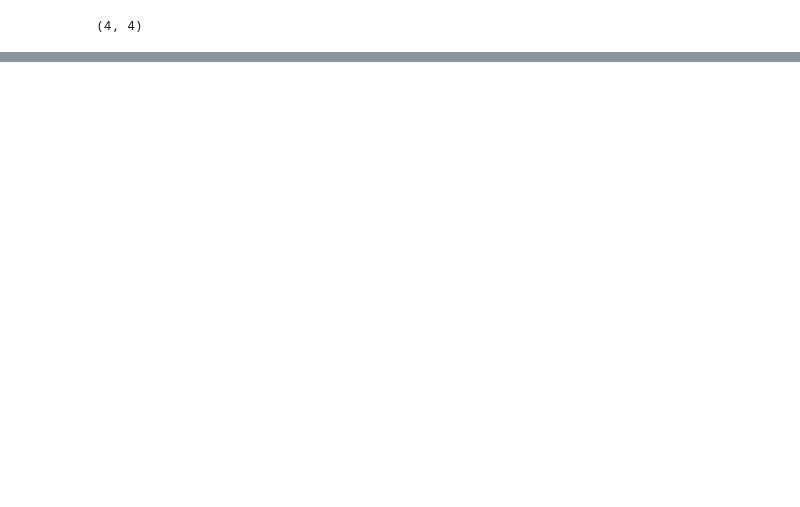
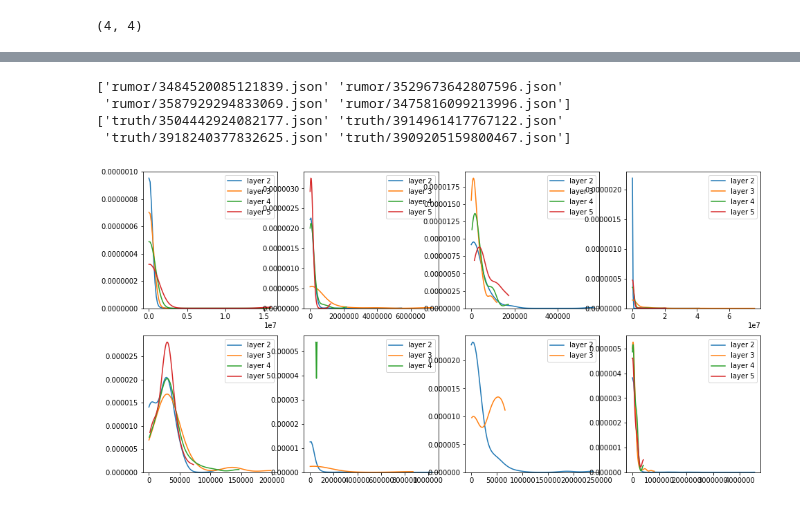
Before and after one commit to danleivv/rumordect, a Jupyter notebook: test.ipynb, the cells around one changed output, grey strips where cells are left out. Cells and saved outputs as stored; diff of their text form; code cells hidden in the pictures; blank space fills up the shorter version.

```diff
--- a/test.ipynb
+++ b/test.ipynb
@@ -50,3 +23,5 @@ for item in glob('truth/*.json'):
     data = json.load(open(item))
     len_ts.append(len(data))
     span_ts.append(int(data[-1]['t']) - int(data[0]['t']))
+# %%
+raw = np.load('data/prop_graph.npz')
@@ -77,0 +56,10 @@ array([0, 0, 0, 0, 0, 0, 0, 0, 0, 0])
+# %%
+rsp = np.random.choice(glob('rumor/*.json'), size=4, replace=False)
+tsp = np.random.choice(glob('truth/*.json'), size=4, replace=False)
+# %%
+def lin_graph(sp):
+    data = raw[sp]
+    src, dst = defaultdict(list), defaultdict(list)
+    for t, lx, ly, x, y in data:
+        dst[ly].append(t)
+    return dst
@@ -77,0 +84,19 @@ array([0, 0, 0, 0, 0, 0, 0, 0, 0, 0])
+# %%
+f, axes = plt.subplots(2, 4, figsize=(16, 8))
+for i in range(4):
+    rdst = lin_graph(rsp[i])
+    tdst = lin_graph(tsp[i])
+    for j in range(4):
+        if j + 2 in rdst and len(rdst[j+2]) > 1:
+            sns.kdeplot(rdst[j+2], bw=0.5, ax=axes[0][i], label=f'layer {j+2}')
+        if j + 2 in tdst and len(tdst[j+2]) > 1:
+            sns.kdeplot(tdst[j+2], bw=0.5, ax=axes[1][i], label=f'layer {j+2}')
+plt.legend()
+print(rsp)
+print(tsp)
+# %% [output]
+['rumor/3484520085121839.json' 'rumor/3529673642807596.json'
+ 'rumor/3587929294833069.json' 'rumor/3475816099213996.json']
+['truth/3504442924082177.json' 'truth/3914961417767122.json'
+ 'truth/3918240377832625.json' 'truth/3909205159800467.json']
+[figure, added]
```
Also changed, not shown: parts of 21 cells of this notebook, 6 other files.
